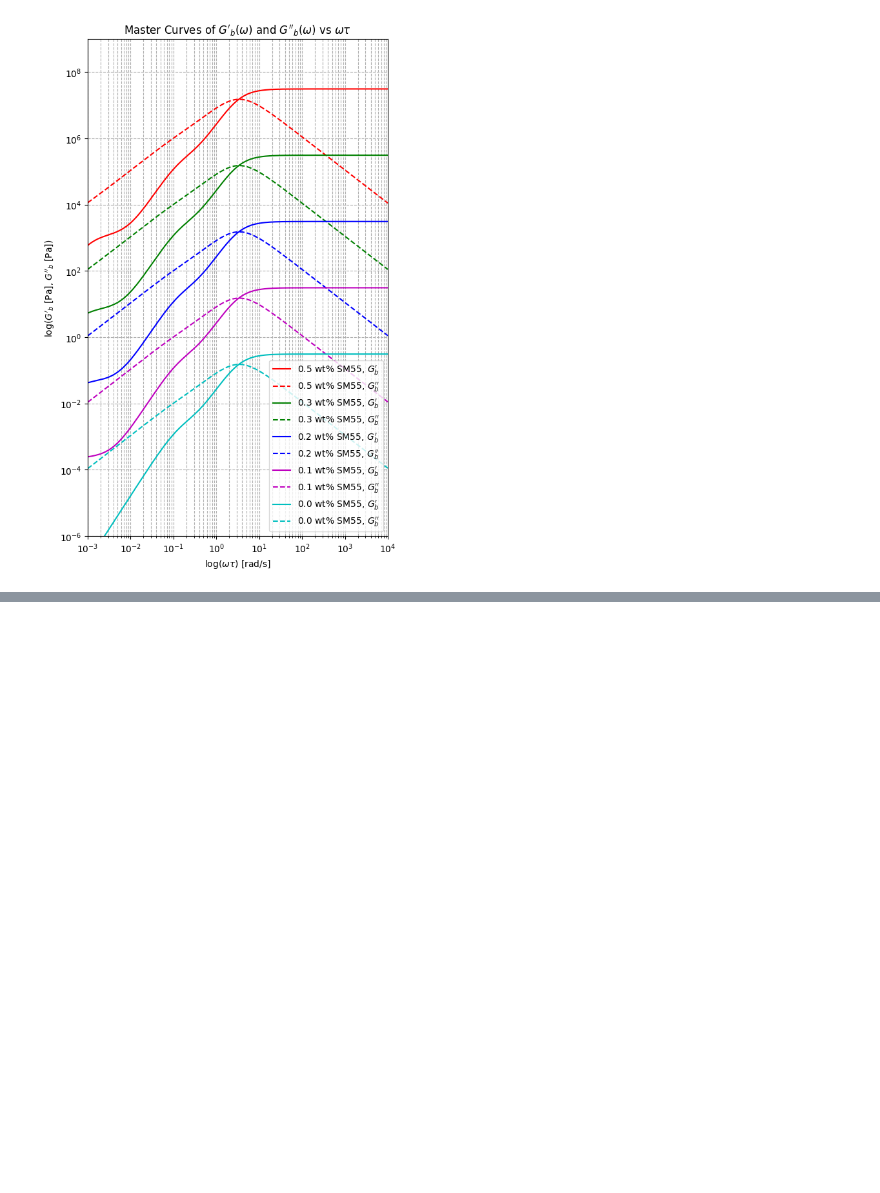
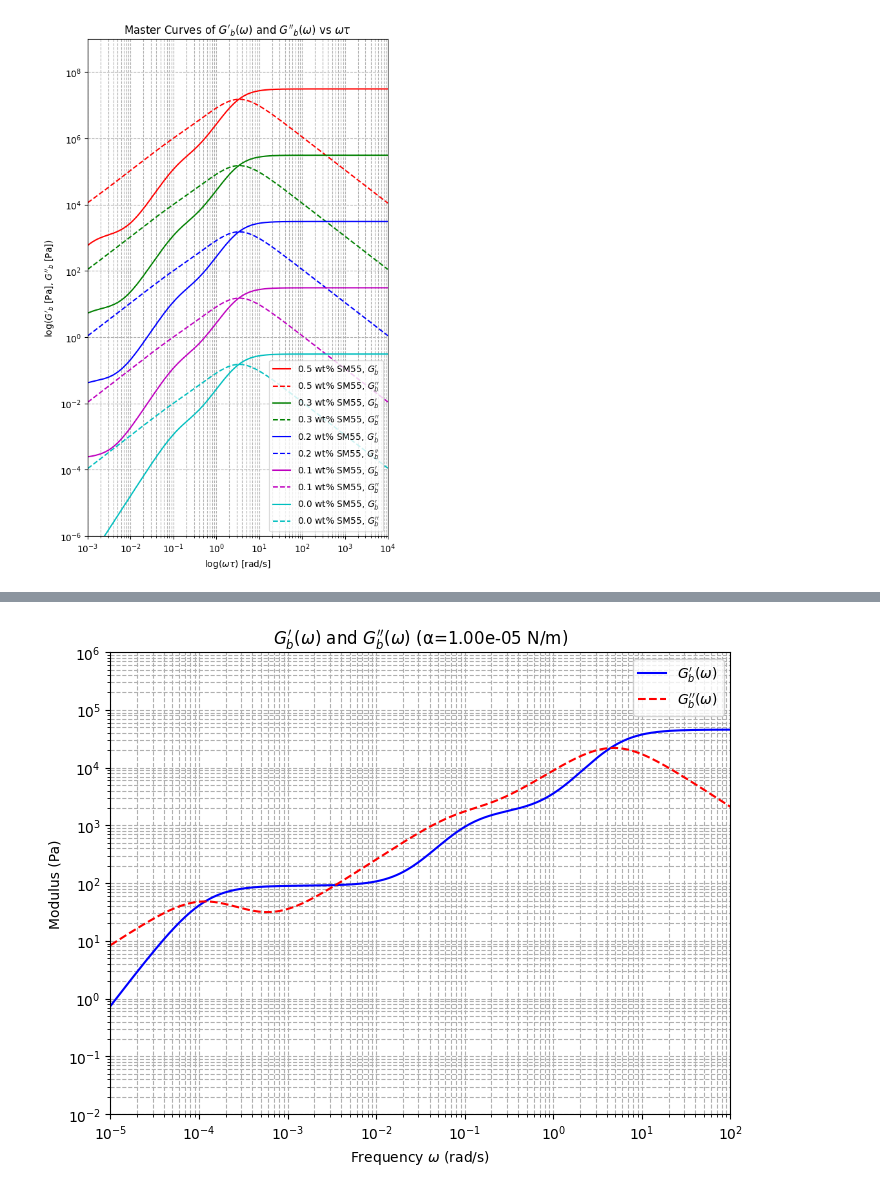
Before and after one commit to inxslynne/thesisproject, a Jupyter notebook: Jacobs/py-Jacobs-1.ipynb, the cells around one changed output, grey strips where cells are left out. Cells and saved outputs as stored; diff of their text form; code cells hidden in the pictures; blank space fills up the shorter version.

```diff
--- a/Jacobs/py-Jacobs-1.ipynb
+++ b/Jacobs/py-Jacobs-1.ipynb
@@ -244,0 +314,51 @@ plt.show()
+# %%
+# Animation alpha values
+alpha_vals = np.logspace(-5, 1, num=60)
+
+# Create figure
+fig, ax = plt.subplots(figsize=(8, 6))
+
+line_gb_prime, = ax.loglog([], [], 'b-', label=r"$G_b'(\omega)$")
+line_gb_pp, = ax.loglog([], [], 'r--', label=r"$G_b''(\omega)$")
+# line_gm, = ax.loglog(omega, Gm_prime, 'k:', linewidth=2, label=r"$G_m'(\omega)$")
+
+ax.set_xlim(omega[0], omega[-1])
+ax.set_ylim(1e-2, 1e6)
+ax.set_xlabel(r"Frequency $\omega$ (rad/s)")
+ax.set_ylabel("Modulus (Pa)")
+ax.set_title("Moduli with varying α")
+ax.grid(True, which="both", ls="--")
+ax.legend()
+
+def update(i):
+    alpha = alpha_vals[i]
+    term1 = 19 * Gd_star + 16 * Gm_star
+    term2 = 24 * (alpha / Rv) + 23 * Gd_star - 16 * Gm_star
+    term3 = 24 * (alpha / Rv) + 23 * Gd_star + 32 * Gm_star
+    term4 = 5 * Gd_star + 2 * Gm_star
+    term5 = 2 * Gd_star + 3 * Gm_star
+    term6 = Gd_star + Gm_star
+
+    E1 = (beta20 / Rv) * term2
+    D1 = (2 * beta20 / Rv) * term3
+
+    E = delta_G * term1 + 4 * (alpha / Rv) * term4 + E1
+    D = term5 * term1 + 40 * (alpha / Rv) * term6 + D1
+    E_over_D = E / D
+
+    Gb_star = Gm_star * (1 + 3 * phi * E_over_D) / (1 - 2 * phi * E_over_D)
+    Gb_prime = Gb_star.real
+    Gb_double_prime = Gb_star.imag
+
+    line_gb_prime.set_data(omega, Gb_prime)
+    line_gb_pp.set_data(omega, Gb_double_prime)
+    ax.set_title(rf"$G_b'(\omega)$ and $G_b''(\omega)$ (α={alpha:.2e} N/m)")
+
+    return line_gb_prime, line_gb_pp
+
+anim = FuncAnimation(fig, update, frames=len(alpha_vals), interval=100)
+
+
+anim.save("moduli_alpha_variation.gif", writer=PillowWriter(fps=10))
+# %% [output]
+[figure, added]
```
Also changed, not shown: parts of 3 cells of this notebook, 4 other files.
